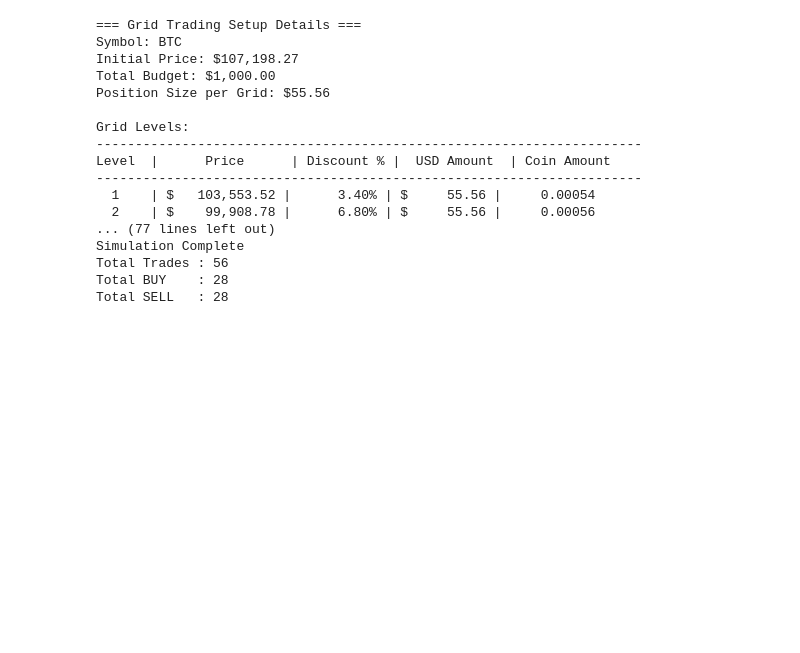
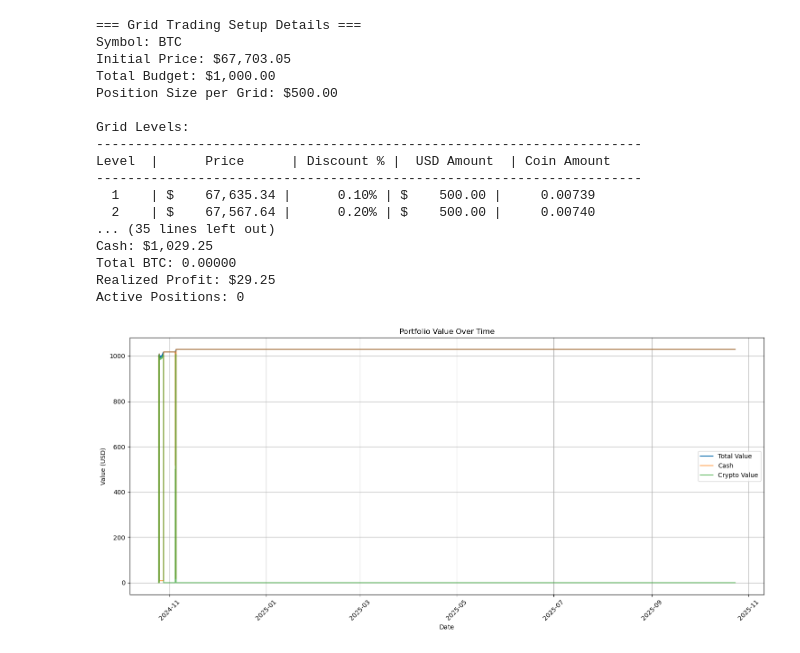
Before and after one commit to zuhalcode/crypto_workspace, a Jupyter notebook: grid_learn.ipynb, the cells around one changed output. Drawn from its saved outputs; the diff is of its cells as text; code cells hidden in the pictures; blank space fills up the shorter version.

Commit message:
fix : finishing grid trading

```diff
--- a/grid_learn.ipynb
+++ b/grid_learn.ipynb
@@ -826,39 +728,77 @@ class GridTrading :
         return pd.DataFrame(trading_log), pd.DataFrame(portofolio_history)
 # %%
-if btc_data is not None :
-    initial_btc_price = float(btc_data['Close'].iloc[-1])
+btc_data = clean_crypto_data['BTC']
+grid_spacing_pct = 0.1 # Grid bisa dari 0.5 * avg_range / subjective
+profit_target_pct = 1
+
+if btc_data is not None:
+    initial_btc_price = float(btc_data['Close'].iloc[0])
 
     btc_grid = GridTrading(
         symbol='BTC',
         initial_price=initial_btc_price,
-        grid_spacing_pct=3.4,
-        num_grids=18,
+        grid_spacing_pct=grid_spacing_pct,
+        entry_alloc=0.5,
+        num_grids=10,
         budget=1000,
     )
 
     btc_grid.display_grid_setup()
-    trading_log, portfolio_history = btc_grid.simulate_grid_trading(btc_data)
+    trading_log, portfolio_history = btc_grid.simulate_grid_trading(btc_data, profit_target_pct)
 
     print("\nSimulation Complete")
 
-    print(f"Total Trades : {len(trading_log)}")
-    print(f"Total BUY    : {len(trading_log[trading_log['type'] == 'BUY'])}")
-    print(f"Total SELL   : {len(trading_log[trading_log['type'] == 'SELL'])}")
+    if not trading_log.empty:
+        print(f"Total Trades : {len(trading_log)}")
+        buy_trades = trading_log[trading_log['type'] == 'BUY']
+        sell_trades = trading_log[trading_log['type'] == 'SELL']
+        print(f"Total BUY    : {len(buy_trades)}")
+        print(f"Total SELL   : {len(sell_trades)}")
+
+        if len(sell_trades) > 0:
+            total_profit = sell_trades['profit'].sum()
+            print(f"\nTotal Profit from Completed Trades: ${total_profit:,.2f}")
+    else:
+        print("No trades were executed during the simulation period.")
+
+    # Print portfolio status
+    print("\nPortfolio Status:")
+    print(f"Cash: ${btc_grid.cash:,.2f}")
+    print(f"Total {btc_grid.symbol}: {btc_grid.total_coin:,.5f}")
+    print(f"Realized Profit: ${btc_grid.realized_profit:,.2f}")
+    print(f"Active Positions: {len(btc_grid.positions)}")
+
+    # Plot portfolio value over time if there's data
+    if not portfolio_history.empty:
+        plt.figure(figsize=(15, 7))
+        plt.plot(portfolio_history['date'], portfolio_history['total_value'], label='Total Value')
+        plt.plot(portfolio_history['date'], portfolio_history['cash'], label='Cash', alpha=0.7)
+        plt.plot(portfolio_history['date'], portfolio_history['crypto_value'], label='Crypto Value', alpha=0.7)
+
+        plt.title('Portfolio Value Over Time')
+        plt.xlabel('Date')
+        plt.ylabel('Value (USD)')
+        plt.legend()
+        plt.grid(True)
+        plt.xticks(rotation=45)
+        plt.tight_layout()
+        plt.show()
 # %% [output]
 === Grid Trading Setup Details ===
 Symbol: BTC
-Initial Price: $107,198.27
+Initial Price: $67,703.05
 Total Budget: $1,000.00
-Position Size per Grid: $55.56
+Position Size per Grid: $500.00
 
 Grid Levels:
 ----------------------------------------------------------------------
 Level  |      Price      | Discount % |  USD Amount  | Coin Amount
 ----------------------------------------------------------------------
-  1    | $   103,553.52 |      3.40% | $     55.56 |     0.00054
-  2    | $    99,908.78 |      6.80% | $     55.56 |     0.00056
-... (77 lines left out)
-Simulation Complete
-Total Trades : 56
-Total BUY    : 28
-Total SELL   : 28
+  1    | $    67,635.34 |      0.10% | $    500.00 |     0.00739
+  2    | $    67,567.64 |      0.20% | $    500.00 |     0.00740
+... (35 lines left out)
+Cash: $1,029.25
+Total BTC: 0.00000
+Realized Profit: $29.25
+Active Positions: 0
+[figure, added]
```
Also changed, not shown: parts of 16 cells of this notebook, 3 other files.
